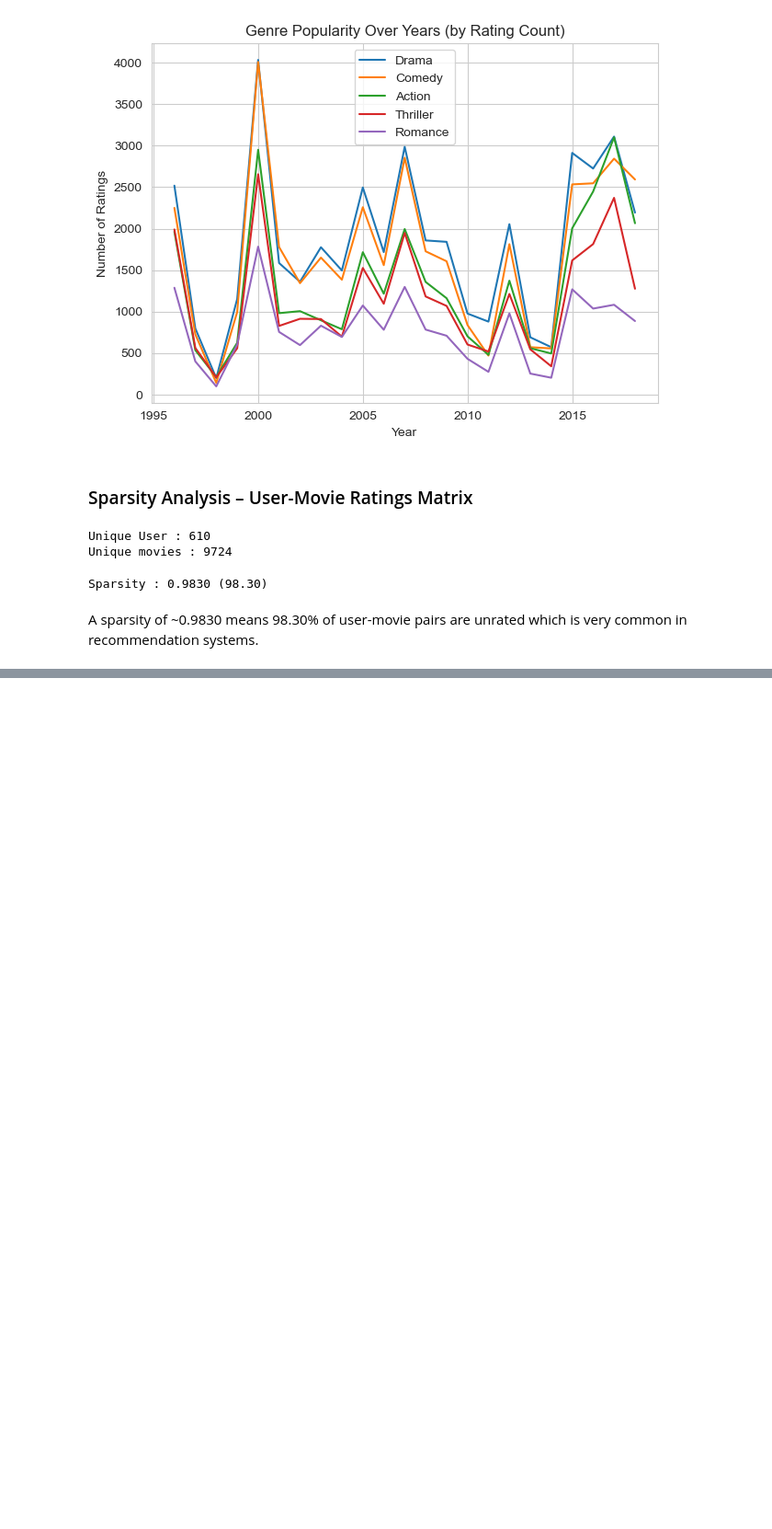
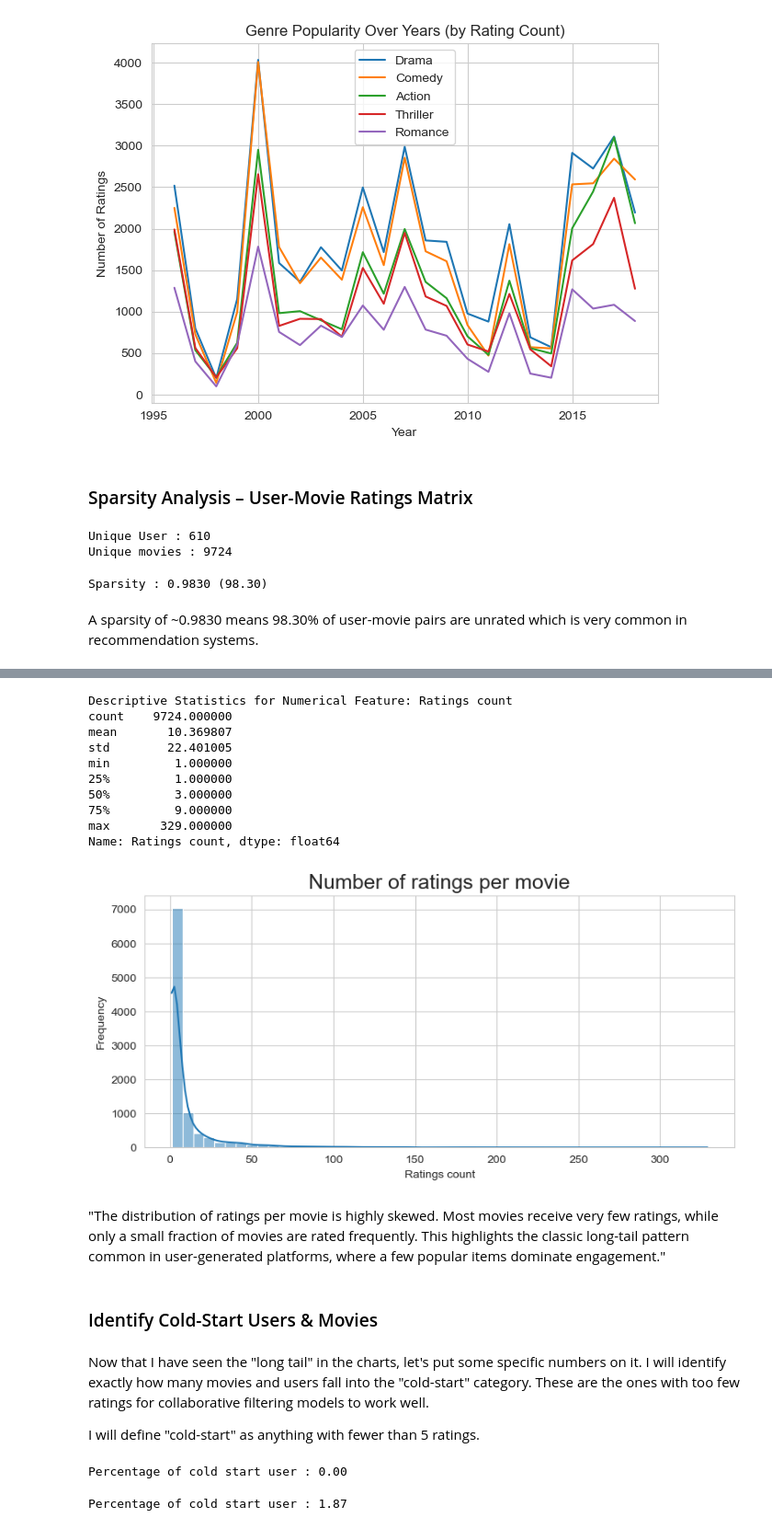
Before and after one commit to Sarvagya1212/FilmFusion, a Jupyter notebook: notebooks/EDA.ipynb, the cells around one changed output, grey strips where cells are left out. Shown at 92% size. Cells and saved outputs as stored; diff of their text form; code cells hidden in the pictures; blank space fills up the shorter version.

```diff
--- a/notebooks/EDA.ipynb
+++ b/notebooks/EDA.ipynb
@@ -590,0 +608,3 @@ Name: User count, dtype: float64
+# %%
+movie_popularity = ratings.groupby('movieId').size().reset_index(name='Ratings count')
+movie_popularity
@@ -590,0 +625,34 @@ Name: User count, dtype: float64
+# %%
+uni.analyze(movie_popularity, 'Ratings count', title = 'Number of ratings per movie')
+# %% [output]
+Descriptive Statistics for Numerical Feature: Ratings count
+count    9724.000000
+mean       10.369807
+std        22.401005
+min         1.000000
+25%         1.000000
+50%         3.000000
+75%         9.000000
+max       329.000000
+Name: Ratings count, dtype: float64
+[figure, added]
+# %% [markdown]
+"The distribution of ratings per movie is highly skewed. Most movies receive very few ratings, while only a small fraction of movies are rated frequently. This highlights the classic long-tail pattern common in user-generated platforms, where a few popular items dominate engagement."
+# %% [markdown]
+###  Identify Cold-Start Users & Movies
+# %% [markdown]
+Now that I have seen the "long tail" in the charts, let's put some specific numbers on it. I will identify exactly how many movies and users fall into the "cold-start" category. These are the ones with too few ratings for collaborative filtering models to work well.
+
+I will define "cold-start" as anything with fewer than 5 ratings.
+# %%
+cold_start_user = user_activity[user_activity['Rating count']<5]
+number_of_cold_start_user = len(cold_start_user)
+print(f"Percentage of cold start user : {(number_of_cold_start_user / num_user) * 100:.2f}")
+# %% [output]
+Percentage of cold start user : 0.00
+# %%
+cold_start_movies = user_activity[movie_popularity['Ratings count']<5]
+number_of_cold_start_movies = len(cold_start_movies)
+print(f"Percentage of cold start user : {(number_of_cold_start_movies / num_movies) * 100:.2f}")
+# %% [output]
+Percentage of cold start user : 1.87
```
Also changed, not shown: parts of 5 cells of this notebook.
